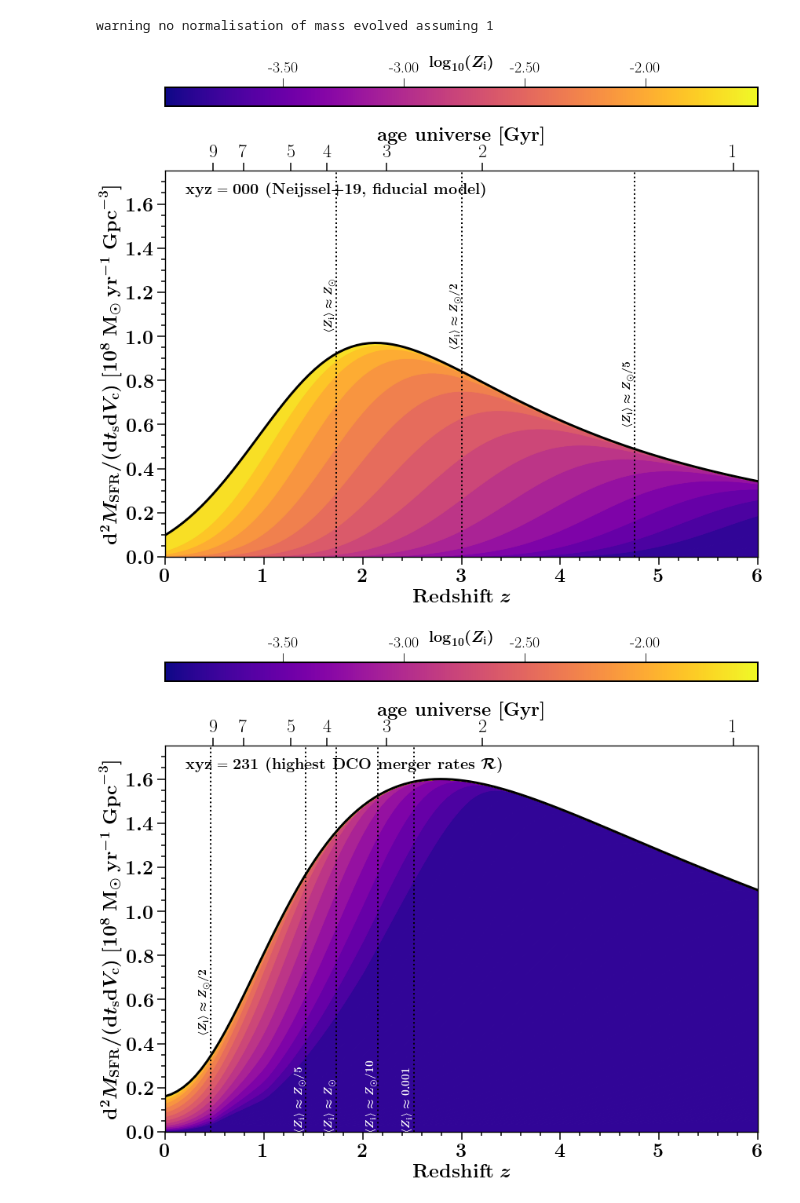
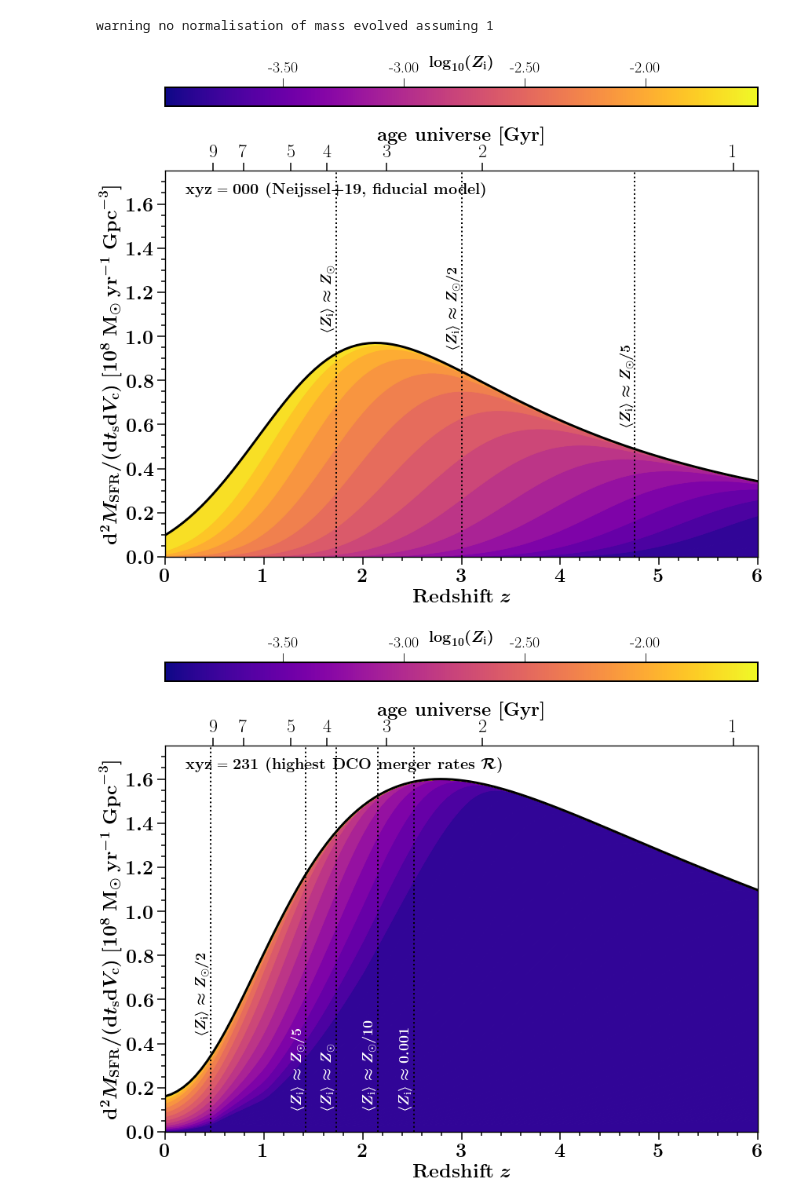
Before and after one commit to FloorBroekgaarden/Double-Compact-Object-Mergers, a Jupyter notebook: plottingCode/Fig_C1/make_Fig_C1.ipynb, the cells around one changed output. Cells and saved outputs as stored; diff of their text form; code cells hidden in the pictures.

Commit message:
update Fig C1 with larger text fonts

```diff
--- a/plottingCode/Fig_C1/make_Fig_C1.ipynb
+++ b/plottingCode/Fig_C1/make_Fig_C1.ipynb
@@ -222,34 +224,34 @@ for fixedIndex in [0,1,2]:
             ind_0_001 = ind_avZi
     text_list = [r'$\langle Z_{\rm{i}} \rangle \approx Z_{\odot}$', \
                  r'$\langle Z_{\rm{i}} \rangle \approx Z_{\odot}/2$', \
                  r'$\langle Z_{\rm{i}} \rangle \approx Z_{\odot}/5$', \
                  r'$\langle Z_{\rm{i}} \rangle \approx Z_{\odot}/10$',\
                  r'$\langle Z_{\rm{i}} \rangle \approx 0.001$']
     for nr_i, ind_ in enumerate([ind_solar, ind_0_5solar, ind_0_2solar, ind_0_1solar, ind_0_001]):
         if ind_<99:
             xx = zRedshiftCenter[ind_]
             yy_text = (normalisation_wMetallicity[ind_] + normalisation_wMetallicity[ind_+1] ) / 2
             yy_text/=1E8
             if yy_text>= 1.1:
-                axes.text(x=xx, y=0, s=text_list[nr_i], fontsize=14, rotation=90, va='bottom', ha='right', color='white')
+                axes.text(x=xx, y=0.1, s=text_list[nr_i], fontsize=18, rotation=90, va='bottom', ha='right', color='white')
 
             else:
-                axes.text(x=xx, y=yy_text+0.1, s=text_list[nr_i], fontsize=14, rotation=90, va='bottom', ha='right')
+                axes.text(x=xx, y=yy_text+0.1, s=text_list[nr_i], fontsize=18, rotation=90, va='bottom', ha='right')
 
             axes.plot([xx,xx], [0,top_y], lw=2, linestyle=':', c='k')
 
 
 
     #################################
 
 
     plt.tight_layout()
     plt.subplots_adjust(wspace=0, hspace=0)
     plt.savefig('./SFRDandZi'+labelsSafeFig[nrL]+'.png', dpi=600, bbox_inches='tight')
     plt.savefig('./SFRDandZi'+labelsSafeFig[nrL]+'.pdf',bbox_inches='tight')
     plt.show()
     plt.close()
 # %% [output]
 warning no normalisation of mass evolved assuming 1
-[figure, old version]
+[figure, new version]
-[figure, old version]
+[figure, new version]
```
Also changed, not shown: parts of 2 cells of this notebook, 6 other files.
